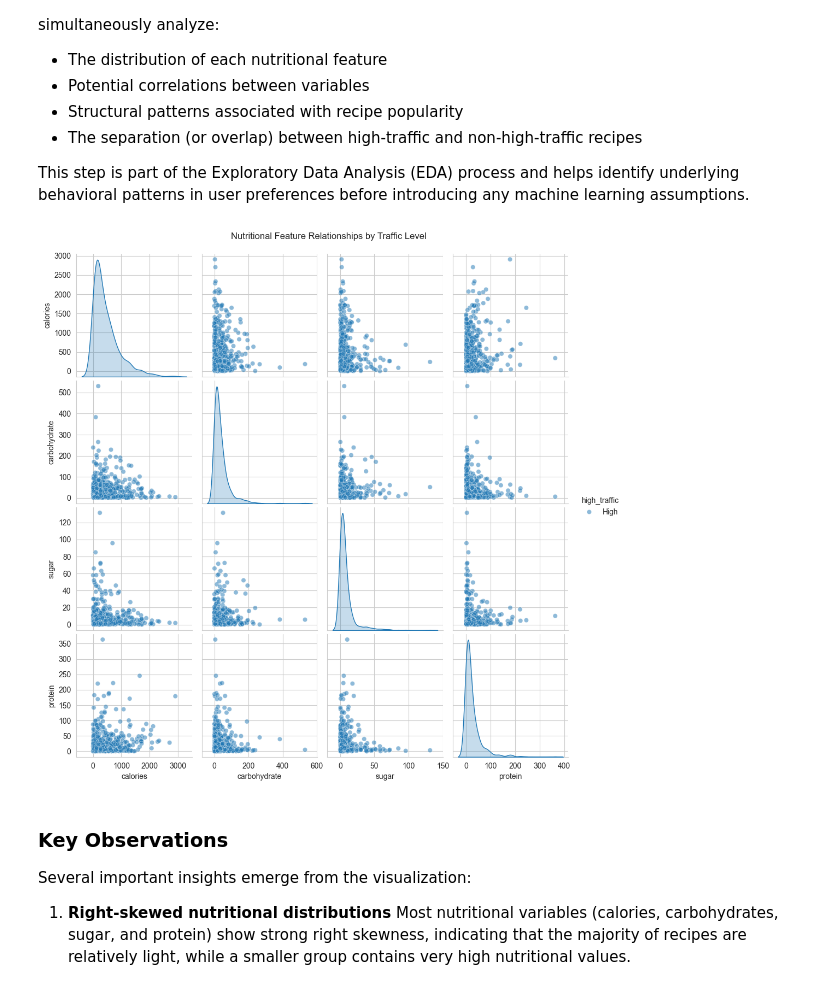
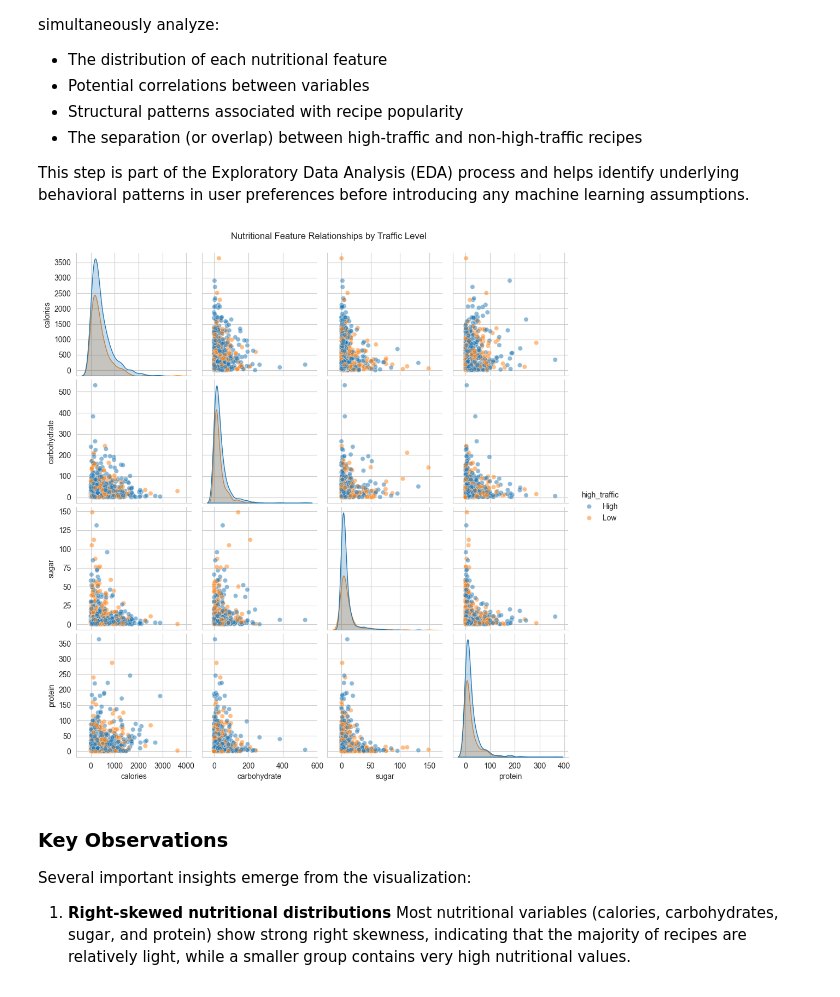
Before and after one commit to hectoras20/py-projects, a Jupyter notebook: content_promotion_risk_modeling/recipes_model_analysis.ipynb, the cells around one changed output. Saved outputs shown, nothing was run; the diff lists cells and outputs as text; code cells hidden in the pictures.

```diff
--- a/content_promotion_risk_modeling/recipes_model_analysis.ipynb
+++ b/content_promotion_risk_modeling/recipes_model_analysis.ipynb
@@ -221,8 +218,8 @@ raw_data['servings_num'] = (
 # %% [markdown]
 ### Binary target variable
 # %%
-raw_data['high_traffic'] = raw_data['high_traffic'].fillna('Low')
-raw_data['high_traffic_flag'] = raw_data['high_traffic'].map({
+clean_data['high_traffic'] = clean_data['high_traffic'].fillna('Low')
+clean_data['high_traffic_flag'] = clean_data['high_traffic'].map({
     'High': 1,
     'Low': 0
 })
@@ -261,0 +291,27 @@ Countplot loan status
+# %%
+import seaborn as sns
+import matplotlib.pyplot as plt
+
+features = ['calories', 'carbohydrate', 'sugar', 'protein']
+
+plt.figure(figsize=(14,10))
+
+for i, col in enumerate(features, 1):
+
+    plt.subplot(2,2,i)
+
+    sns.histplot(
+        data=clean_data,
+        x=col,
+        hue='high_traffic_flag',
+        bins=30,
+        kde=False,
+        alpha=0.6
+    )
+
+    plt.title(f'Distribution of {col} by Traffic Outcome')
+    plt.xlabel(col)
+    plt.ylabel('Frequency')
+
+plt.tight_layout()
+plt.show()
@@ -273,3 +331,14 @@ The exploratory analysis focuses on answering the following business-driven ques
 * Do nutritional characteristics differ between high-traffic and low-traffic recipes?
 
 To investigate these questions, cross-tabulations and aggregated statistics are used to reveal structural patterns in the data.
+# %%
+# We need the following code to make an exploration of our variables...
+# ---- Recover category column from dummies ----
+
+category_cols = [col for col in clean_data.columns if col.startswith('category_')]
+
+clean_data['category'] = (
+    clean_data[category_cols]
+    .idxmax(axis=1)           # get column name with 1
+    .str.replace('category_', '')
+)
@@ -320,26 +460,26 @@ This step is part of the Exploratory Data Analysis (EDA) process and helps ident
 # %%
 sns.set_style("whitegrid")
 
 # Variables numéricas
 num_cols = ['calories', 'carbohydrate', 'sugar', 'protein']
 
 # Pairplot colored by traffic level
 sns.pairplot(
-    raw_data,
+    clean_data,
     vars=num_cols,
     hue='high_traffic',
     diag_kind='kde',
     plot_kws={'alpha': 0.5}
 )
 
 plt.suptitle(
     "Nutritional Feature Relationships by Traffic Level",
     y=1.02
 )
 
 plt.show()
 # %% [output]
-[figure, old version]
+[figure, new version]
 # %% [markdown]
 ### Key Observations
 
```
Also changed, not shown: parts of 53 cells of this notebook, 6 other files.
